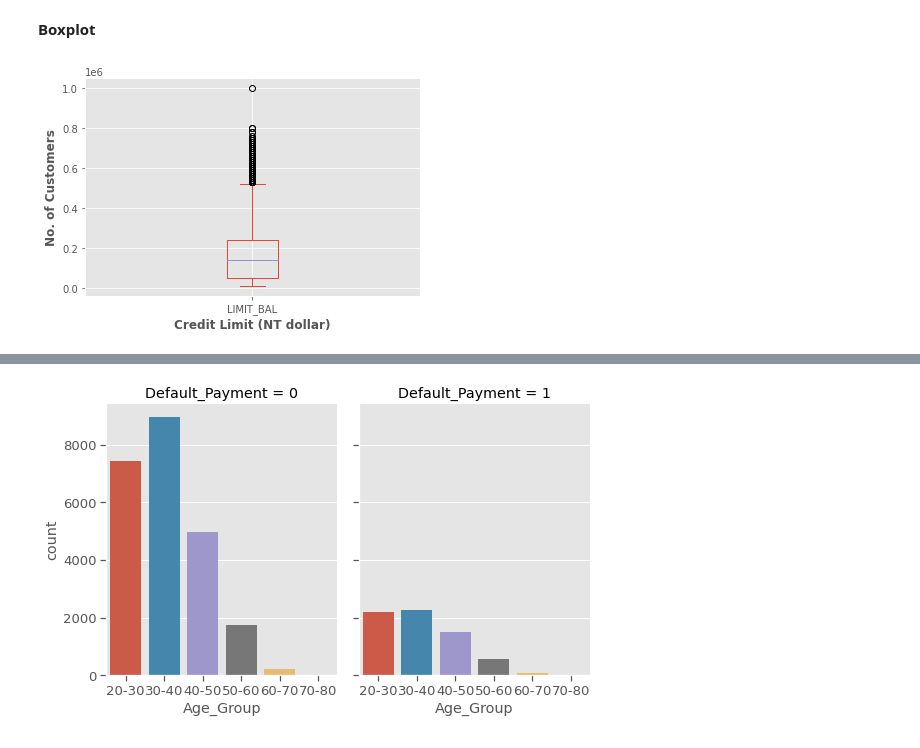
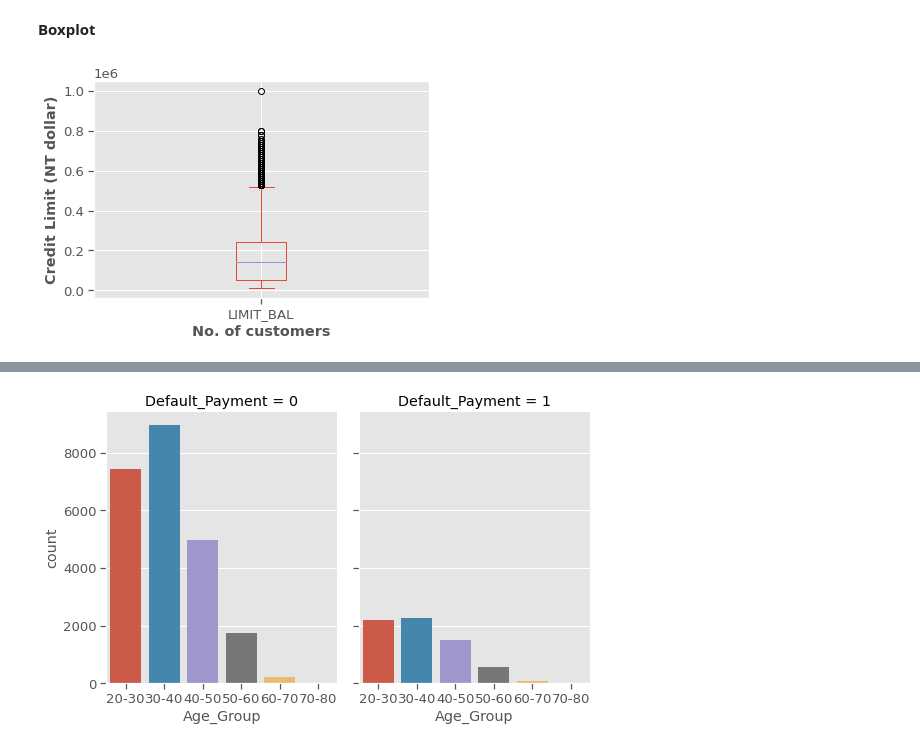
Before and after one commit to sammed97/Credit-Card-Default-Prediction, a Jupyter notebook: Credit_Card_Default_Prediction_Classification_project.ipynb, the cells around one changed output, grey strips where cells are left out. Drawn from its saved outputs; the diff is of its cells as text; code cells hidden in the pictures.

```diff
--- a/Credit_Card_Default_Prediction_Classification_project.ipynb
+++ b/Credit_Card_Default_Prediction_Classification_project.ipynb
@@ -415,8 +523,8 @@ plt.show()
 # %%
 # Boxplot for credit given to customer
 df['LIMIT_BAL'].plot(kind='box')
-plt.xlabel('Credit Limit (NT dollar)',fontweight='bold')
-plt.ylabel('No. of Customers',fontweight='bold')
+plt.xlabel('No. of customers',fontweight='bold')
+plt.ylabel('Credit Limit (NT dollar)',fontweight='bold')
 plt.show()
 # %% [output]
-[figure, old version]
+[figure, new version]
```
Also changed, not shown: parts of 217 cells of this notebook.
